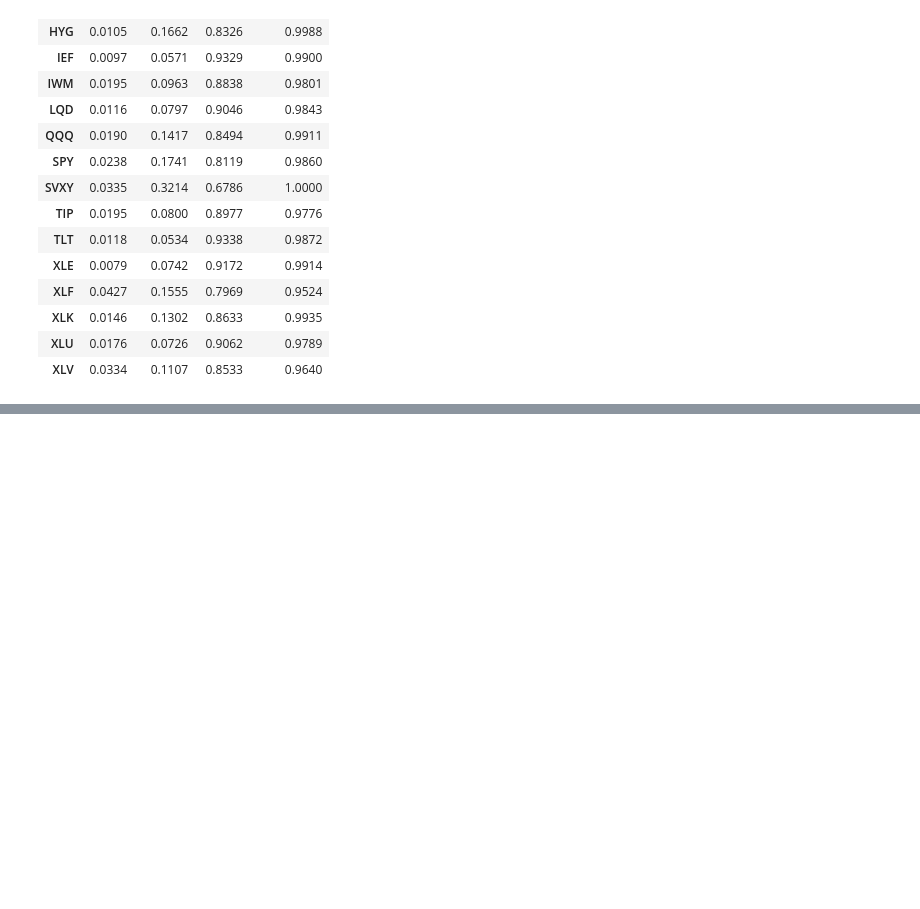
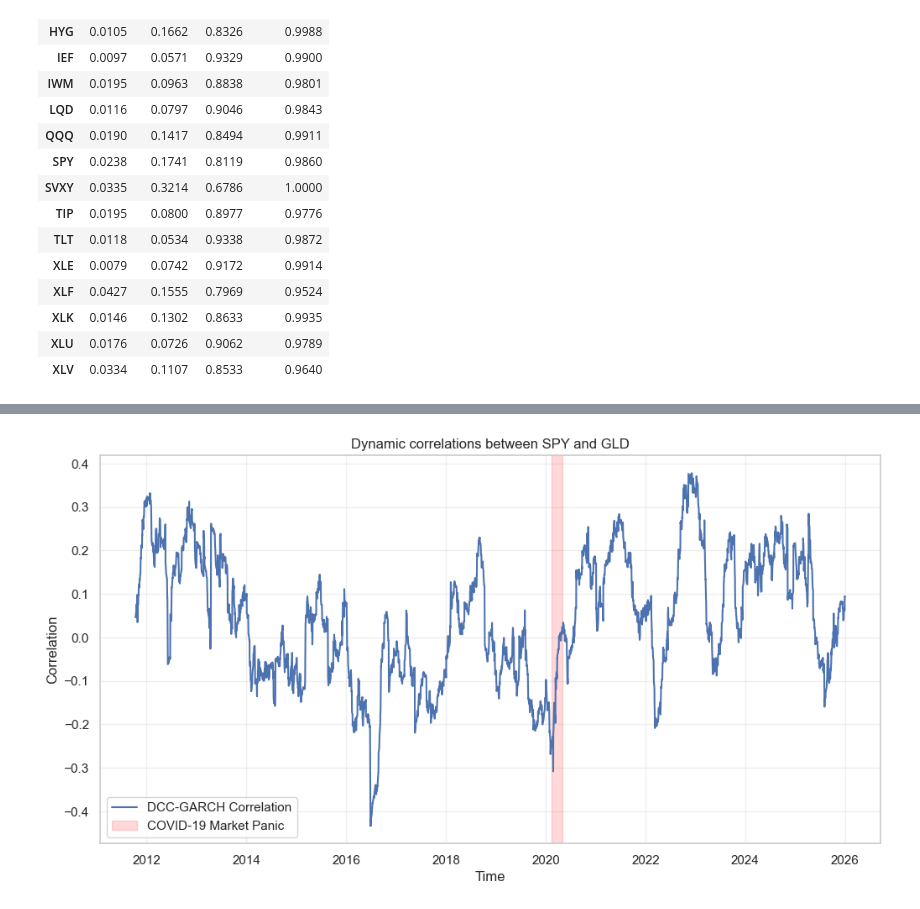
Before and after one commit to lukaszchazowiec/dynamic-covariance-hrp-optimizer, a Jupyter notebook: notebooks/analysis.ipynb, the cells around one changed output, grey strips where cells are left out. Saved outputs shown, nothing was run; the diff lists cells and outputs as text; code cells hidden in the pictures; blank space fills up the shorter version.

```diff
--- a/notebooks/analysis.ipynb
+++ b/notebooks/analysis.ipynb
@@ -246,0 +292,4 @@ garch_params_df
+# %%
+plot_dynamic_correlations(dcc_results, returns, 'SPY', 'GLD')
+# %% [output]
+[figure, added]
```
Also changed, not shown: parts of 23 cells of this notebook, 4 other files.
